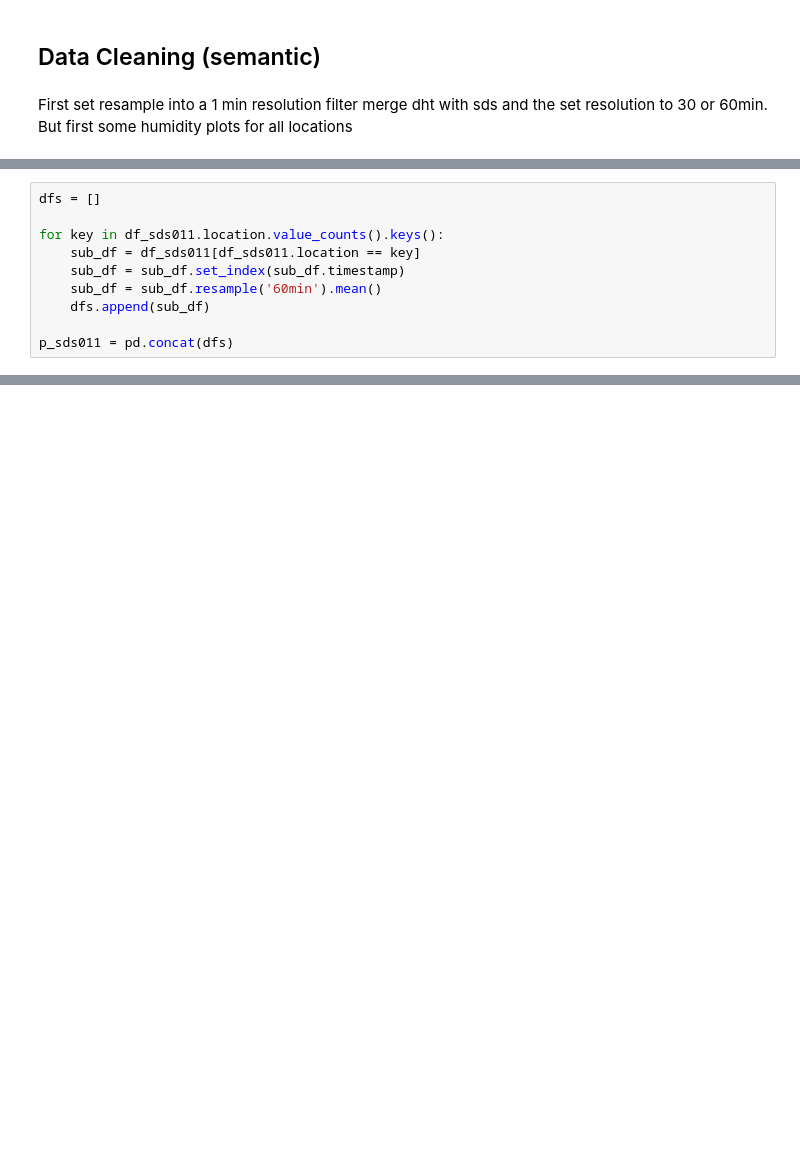
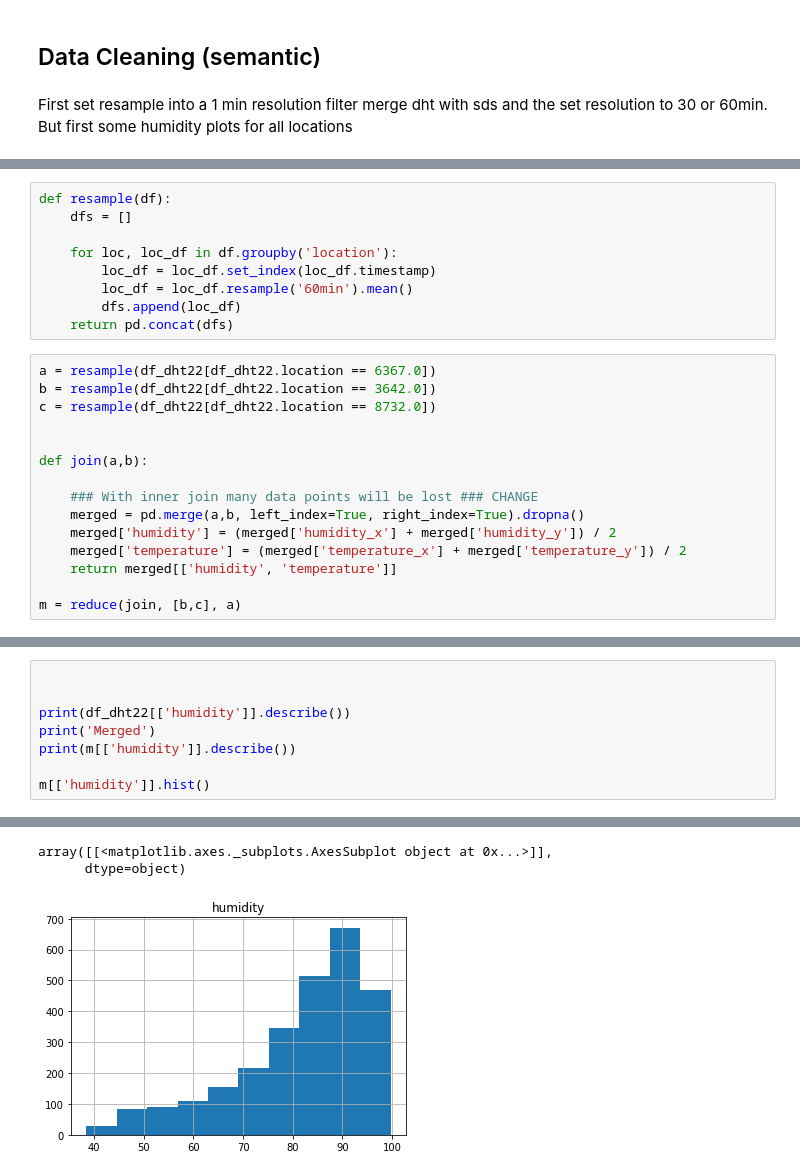
Before and after one commit to GeorgesAlkhouri/golddust, a Jupyter notebook: jupyter/first-look-at-sensor-data.ipynb, the cells around one changed output, grey strips where cells are left out. Drawn from its saved outputs; the diff is of its cells as text; blank space fills up the shorter version.

```diff
--- a/jupyter/first-look-at-sensor-data.ipynb
+++ b/jupyter/first-look-at-sensor-data.ipynb
@@ -153,10 +121,0 @@ Int64Index([3123, 3642, 6367, 8732, 10574], dtype='int64')
-# %%
-dfs = []
-
-for key in df_sds011.location.value_counts().keys():
-    sub_df = df_sds011[df_sds011.location == key]
-    sub_df = sub_df.set_index(sub_df.timestamp)
-    sub_df = sub_df.resample('60min').mean()
-    dfs.append(sub_df)
-
-p_sds011 = pd.concat(dfs)
@@ -246,0 +175,24 @@ TypeError: Invalid comparison between dtype=int64 and str
+# %%
+def resample(df):
+    dfs = []
+
+    for loc, loc_df in df.groupby('location'):
+        loc_df = loc_df.set_index(loc_df.timestamp)
+        loc_df = loc_df.resample('60min').mean()
+        dfs.append(loc_df)
+    return pd.concat(dfs)
+# %%
+a = resample(df_dht22[df_dht22.location == 6367.0])
+b = resample(df_dht22[df_dht22.location == 3642.0])
+c = resample(df_dht22[df_dht22.location == 8732.0])
+
+
+def join(a,b):
+
+    ### With inner join many data points will be lost ### CHANGE
+    merged = pd.merge(a,b, left_index=True, right_index=True).dropna()
+    merged['humidity'] = (merged['humidity_x'] + merged['humidity_y']) / 2
+    merged['temperature'] = (merged['temperature_x'] + merged['temperature_y']) / 2
+    return merged[['humidity', 'temperature']]
+
+m = reduce(join, [b,c], a)
@@ -246,0 +224,9 @@ TypeError: Invalid comparison between dtype=int64 and str
+# %%
+
+
+print(df_dht22[['humidity']].describe())
+print('Merged')
+print(m[['humidity']].describe())
+
+m[['humidity']].hist()
+# %% [output]
@@ -246,0 +252,3 @@ TypeError: Invalid comparison between dtype=int64 and str
+array([[<matplotlib.axes._subplots.AxesSubplot object at 0x...>]],
+      dtype=object)
+[figure, added]
```
Also changed, not shown: parts of 40 cells of this notebook.
